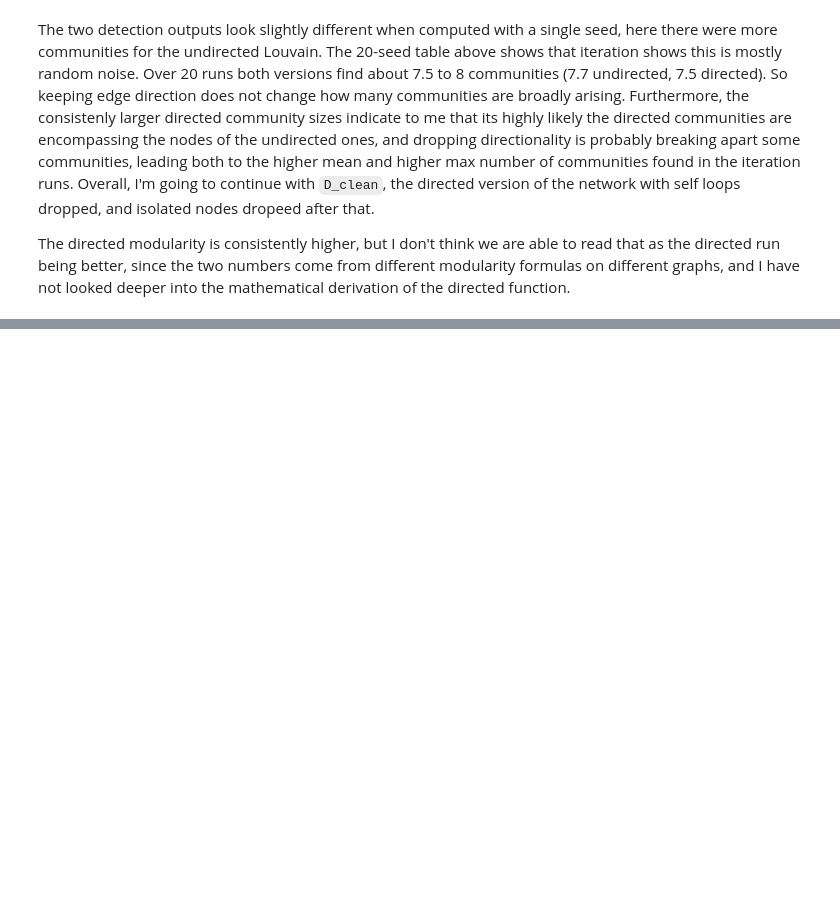
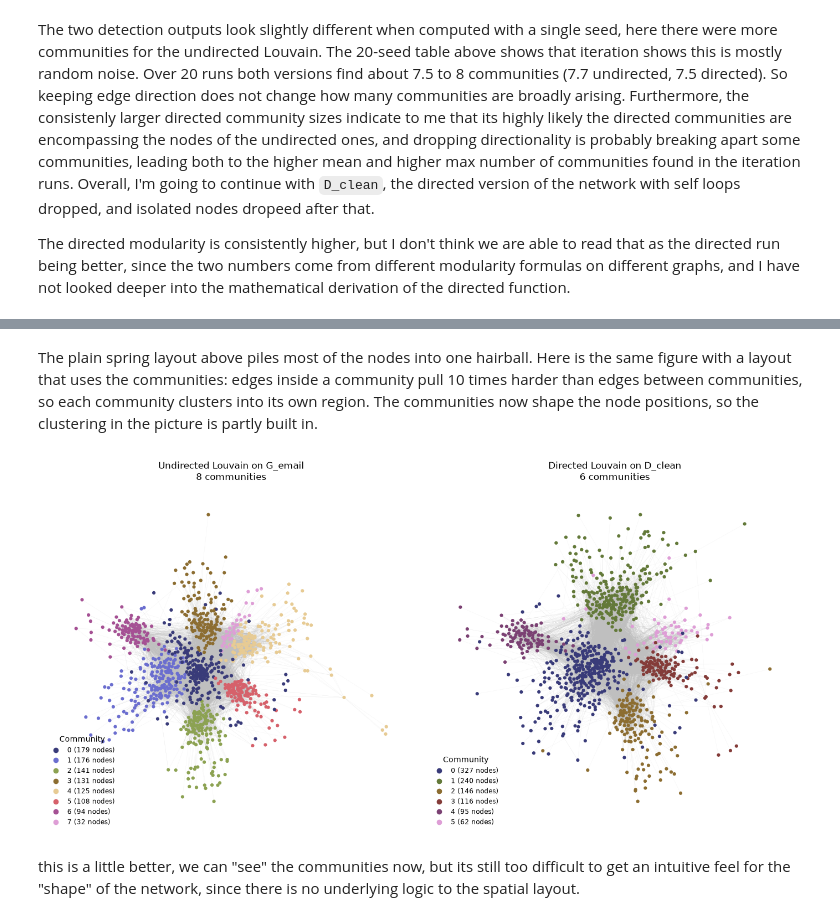
Before and after one commit to 14arjunk/CNET5051_Assignments, a Jupyter notebook: Assignment 2 Files/assignment02_kumar.ipynb, the cells around one changed output, grey strips where cells are left out. Cells and saved outputs as stored; diff of their text form; code cells hidden in the pictures; blank space fills up the shorter version.

```diff
--- a/Assignment 2 Files/assignment02_kumar.ipynb
+++ b/Assignment 2 Files/assignment02_kumar.ipynb
@@ -488,0 +520,32 @@ The directed modularity is consistently higher, but I don't think we are able to
+# %% [markdown]
+The plain spring layout above piles most of the nodes into one hairball. Here is the same figure with a layout that uses the communities: edges inside a community pull 10 times harder than edges between communities, so each community clusters into its own region. The communities now shape the node positions, so the clustering in the picture is partly built in.
+# %%
+def weighted_layout(G, partition, intra=10, seed=10):
+    # spring layout where edges inside a community pull `intra` times harder than edges between communities
+    H = nx.Graph()
+    H.add_nodes_from(G)
+    for u, v in G.edges():
+        H.add_edge(u, v, weight=intra if partition[u] == partition[v] else 1)
+    return nx.spring_layout(H, weight="weight", seed=seed)
+
+fig, axes = plt.subplots(1, 2, figsize=(14, 7), dpi=100)
+for ax, (partition, title) in zip(axes, panels):
+    # each panel gets its own layout, built from its own partition (G_email has the same nodes and pairs as D_clean)
+    pos_comm = weighted_layout(G_email, partition)
+    node_colors, palette = community_colors(partition)
+    sizes = Counter(partition.values())
+    nx.draw_networkx_edges(D_clean, pos_comm, arrows=False, edge_color="0.75", width=0.2, alpha=0.25, ax=ax)
+    nx.draw_networkx_nodes(D_clean, pos_comm, node_color=node_colors, node_size=20, linewidths=0, ax=ax)
+    handles = [Line2D([0], [0], marker="o", linestyle="", color=palette[c], label=f"{c} ({sizes[c]} nodes)")
+               for c in sorted(palette)]
+    ax.legend(handles=handles, title="Community", loc="lower left", fontsize="small", frameon=False)
+    ax.set_title(f"{title}\n{len(palette)} communities", fontsize="large")
+    ax.set_axis_off()
+
+fig.tight_layout()
+fig.savefig("email_communities_weighted.png", dpi=300)
+plt.show()
+# %% [output]
+[figure, added]
+# %% [markdown]
+this is a little better, we can "see" the communities now, but its still too difficult to get an intuitive feel for the "shape" of the network, since there is no underlying logic to the spatial layout.
```
Also changed, not shown: parts of 3 cells of this notebook, 2 other files.
